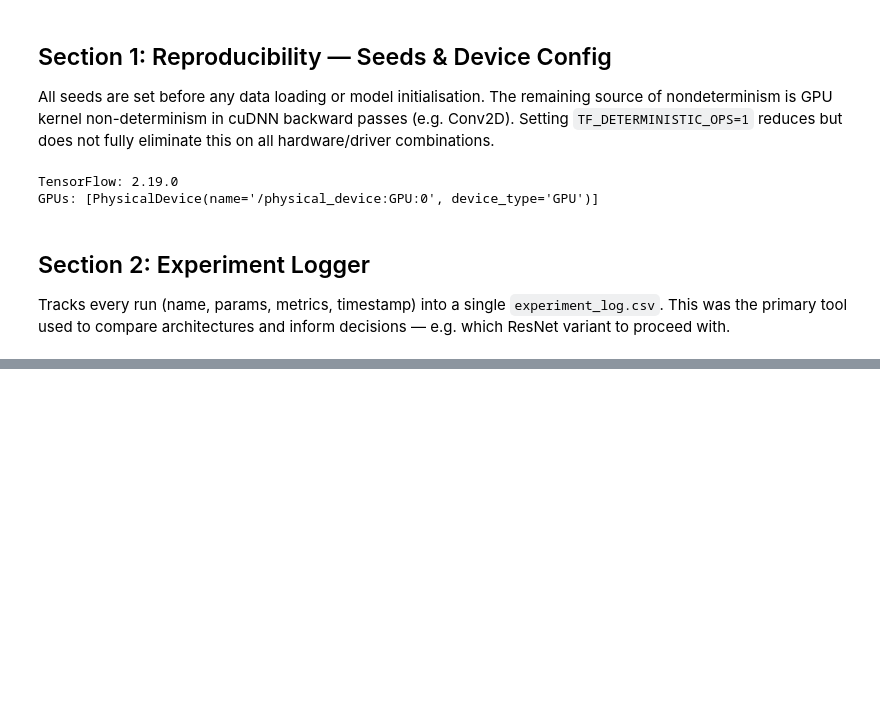
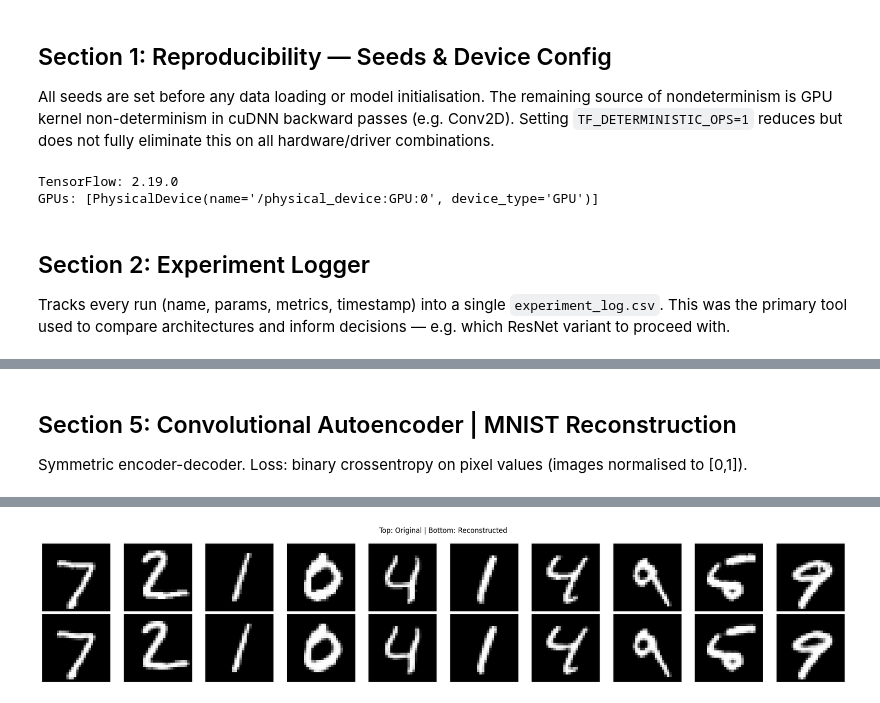
Before and after one commit to grandisaster/DL_course_homeworks, a Jupyter notebook: dl_course_homeworks_tikhonova.ipynb, the cells around one changed output, grey strips where cells are left out. Drawn from its saved outputs; the diff is of its cells as text; code cells hidden in the pictures; blank space fills up the shorter version.

```diff
--- a/dl_course_homeworks_tikhonova.ipynb
+++ b/dl_course_homeworks_tikhonova.ipynb
@@ -66,0 +191,28 @@ def log_experiment(name, params, metrics):
+# %% [markdown]
+## Section 5: Convolutional Autoencoder | MNIST Reconstruction
+Symmetric encoder-decoder. Loss: binary crossentropy on pixel values (images normalised to [0,1]).
+# %%
+inp = Input(shape=(28, 28, 1))
+x = Conv2D(32, (3,3), activation="relu", padding="same")(inp)
+x = MaxPooling2D((2,2), padding="same")(x)
+x = Conv2D(64, (3,3), activation="relu", padding="same")(x)
+encoded = MaxPooling2D((2,2), padding="same")(x)
+x = Conv2D(64, (3,3), activation="relu", padding="same")(encoded)
+x = UpSampling2D((2,2))(x)
+x = Conv2D(32, (3,3), activation="relu", padding="same")(x)
+x = UpSampling2D((2,2))(x)
+decoded = Conv2D(1, (3,3), activation="sigmoid", padding="same")(x)
+
+autoencoder_mnist = Model(inp, decoded)
+autoencoder_mnist.compile(optimizer="adam", loss="binary_crossentropy")
+autoencoder_mnist.fit(x_tr_m, x_tr_m, epochs=10, batch_size=128, shuffle=True,
+                      validation_data=(x_te_m, x_te_m), verbose=1)
+
+decoded_imgs = autoencoder_mnist.predict(x_te_m[:10])
+plt.figure(figsize=(20, 4))
+for i in range(10):
+    plt.subplot(2, 10, i+1); plt.imshow(x_te_m[i].reshape(28,28), cmap="gray"); plt.axis("off")
+    plt.subplot(2, 10, i+11); plt.imshow(decoded_imgs[i].reshape(28,28), cmap="gray"); plt.axis("off")
+plt.suptitle("Top: Original | Bottom: Reconstructed")
+plt.tight_layout(); plt.savefig("autoencoder_mnist.png", dpi=150); plt.show()
+# %% [output]
@@ -66,0 +236 @@ def log_experiment(name, params, metrics):
+[figure, added]
```
Also changed, not shown: parts of 5 cells of this notebook.
